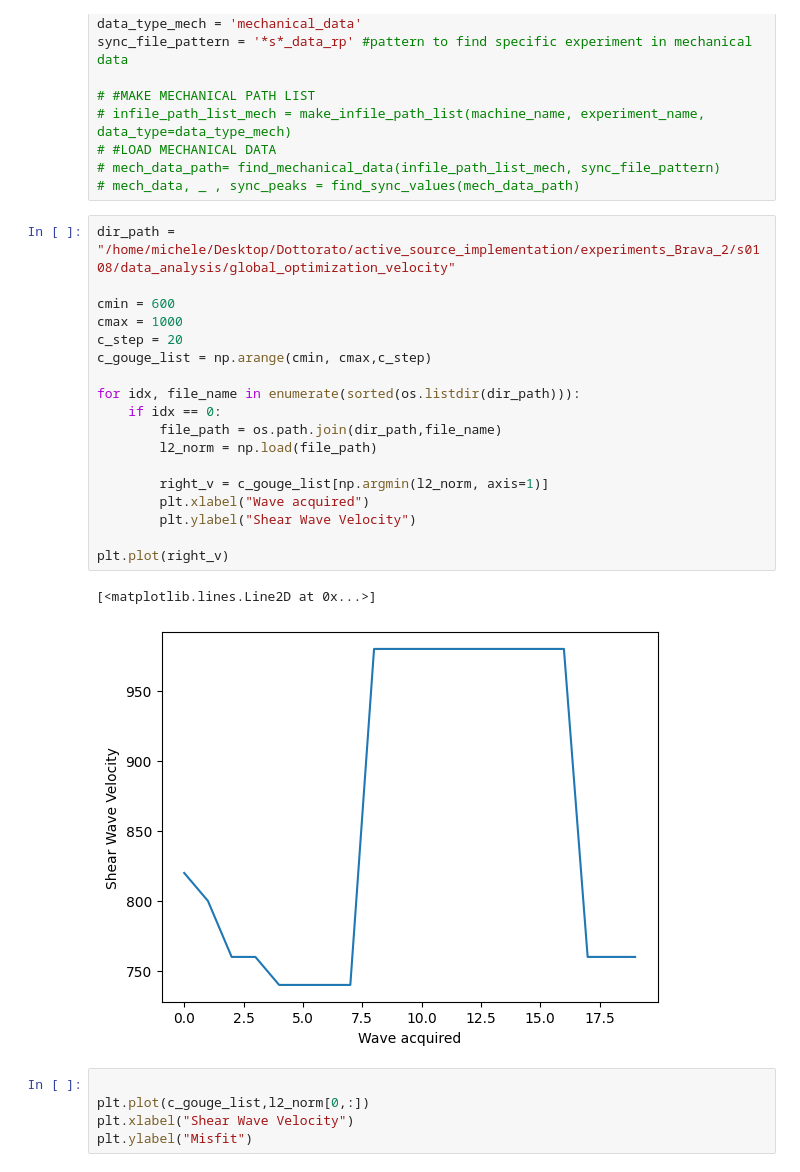
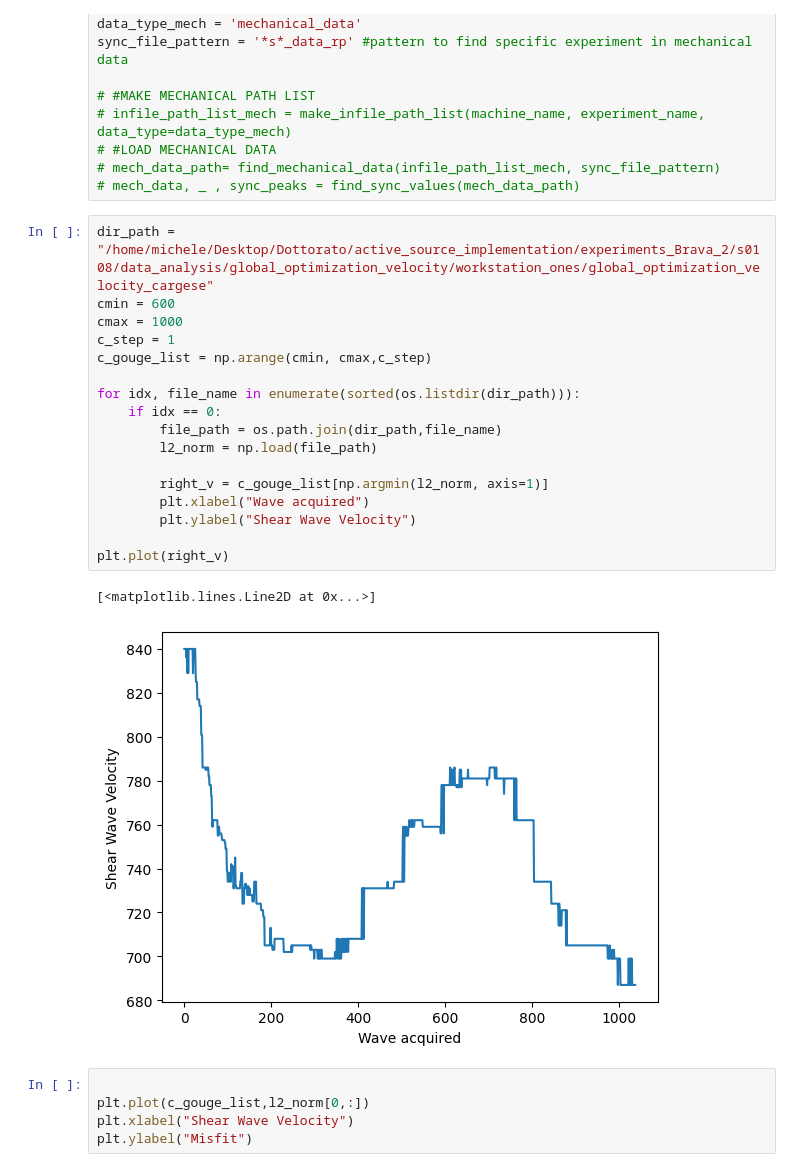
Before and after one commit to Bic10/lab_UW, a Jupyter notebook: notebooks/analize_l2_norm_velocity.ipynb, the cells around one changed output. Saved outputs shown, nothing was run; the diff lists cells and outputs as text.

```diff
--- a/notebooks/analize_l2_norm_velocity.ipynb
+++ b/notebooks/analize_l2_norm_velocity.ipynb
@@ -111,26 +111,25 @@ sync_file_pattern = '*s*_data_rp' #pattern to find specific experiment in mechan
 # mech_data_path= find_mechanical_data(infile_path_list_mech, sync_file_pattern)
 # mech_data, _ , sync_peaks = find_sync_values(mech_data_path)
 # %%
-dir_path = "/home/michele/Desktop/Dottorato/active_source_implementation/experiments_Brava_2/s0108/data_analysis/global_optimization_velocity"
-
+dir_path = "/home/michele/Desktop/Dottorato/active_source_implementation/experiments_Brava_2/s0108/data_analysis/global_optimization_velocity/workstation_ones/global_optimization_velocity_cargese"
 cmin = 600
 cmax = 1000
-c_step = 20
+c_step = 1
 c_gouge_list = np.arange(cmin, cmax,c_step)
 
 for idx, file_name in enumerate(sorted(os.listdir(dir_path))):
     if idx == 0:
         file_path = os.path.join(dir_path,file_name)
         l2_norm = np.load(file_path)
 
         right_v = c_gouge_list[np.argmin(l2_norm, axis=1)]
         plt.xlabel("Wave acquired")
         plt.ylabel("Shear Wave Velocity")
 
 plt.plot(right_v)
 # %% [output]
 [<matplotlib.lines.Line2D at 0x...>]
-[figure, old version]
+[figure, new version]
 # %%
 
 plt.plot(c_gouge_list,l2_norm[0,:])
```
Also changed, not shown: 4 other files.
